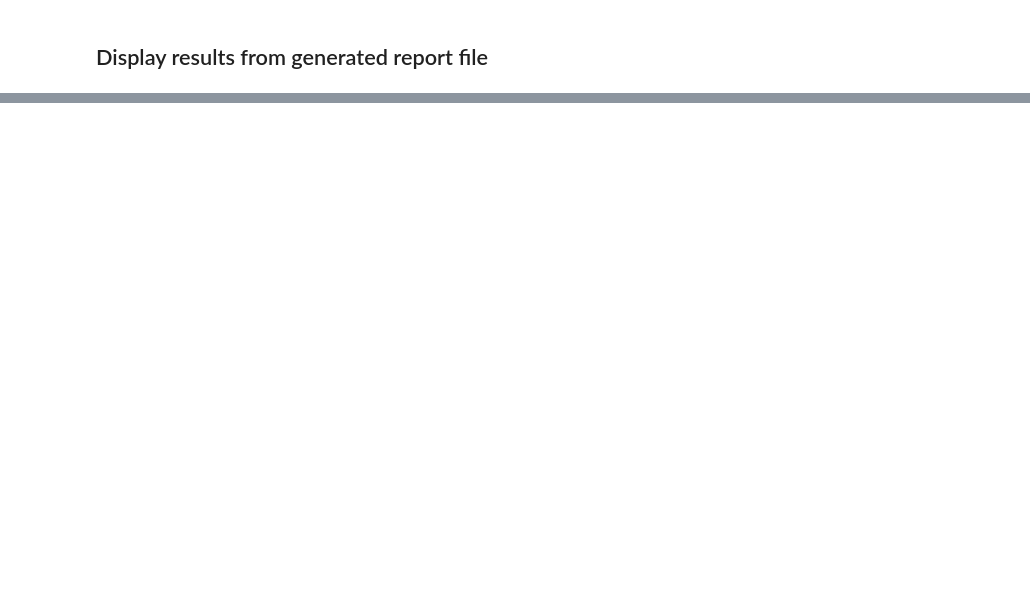
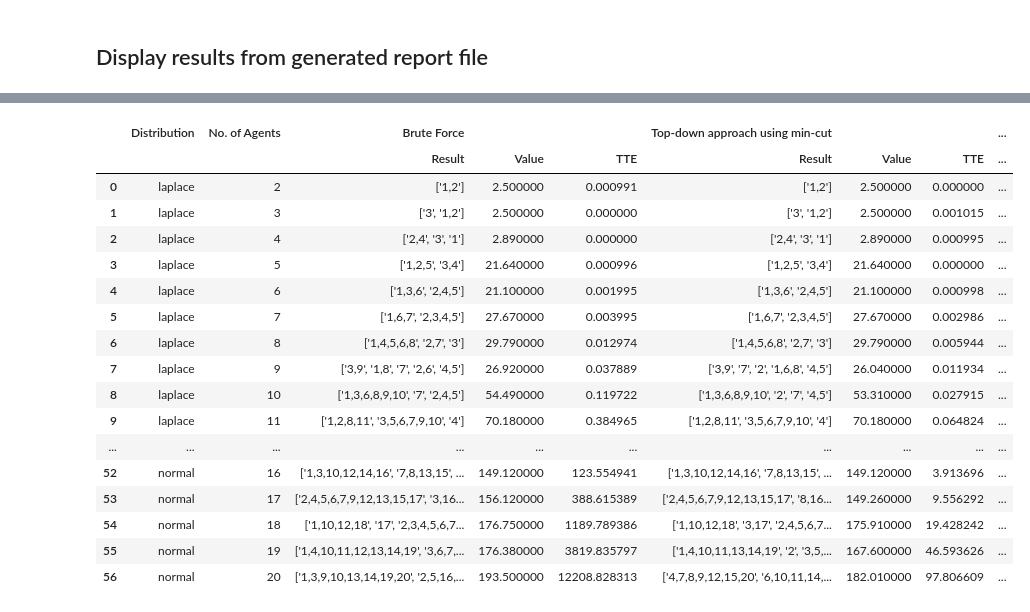
Before and after one commit to supreethmv/GCS-Q, a Jupyter notebook: Experiments.ipynb, the cells around one changed output, grey strips where cells are left out. Drawn from its saved outputs; the diff is of its cells as text; code cells hidden in the pictures; blank space fills up the shorter version.

```diff
--- a/Experiments.ipynb
+++ b/Experiments.ipynb
@@ -166,13 +167,13 @@ solver_flags = ''.join(map(str,map(int,[IDP_brute_force,IDP_topdown_min_cut,IDP_
 #@markdown IDP_min_cut_qiskit_qaoa takes the longest time for execution.
 # %%
 #@markdown Keep it 'False' if using only top-down approach for large problem sizes.
-convert_ISG_to_coalition_game = False#@param {type:"boolean"}
+convert_ISG_to_coalition_game = True#@param {type:"boolean"}
 
 #@markdown Takes a long time for large problem instances as the number of coalition values will be of the order $O(2^n)$
 # %%
 #@markdown To generate a file compatible for runnning BOSS for the same problem instances used for the below experiments.
 #@markdown Can be 'True' only if _convert_ISG_to_coalition_game_ is also 'True'
-generate_file_for_BOSS = False#@param {type:"boolean"}
+generate_file_for_BOSS = True#@param {type:"boolean"}
 # %%
 #report_save_location = '/content/drive/MyDrive/Saarland/QAI/DP-Q'
 # %%
@@ -361,17 +374,17 @@ base_cols = ['Distribution', 'No. of Agents']
 sub_cols = ['', '']
 
 if IDP_brute_force:
-  base_cols = base_cols+['Brute Force']*3
-  sub_cols=sub_cols+['Result', 'Value', 'TTE']
+    base_cols = base_cols+['Brute Force']*3
+    sub_cols=sub_cols+['Result', 'Value', 'TTE']
 if IDP_topdown_min_cut:
-  base_cols = base_cols+['Top-down approach using min-cut']*4
-  sub_cols=sub_cols+['Result', 'Value', 'TTE', 'Quality']
+    base_cols = base_cols+['Top-down approach using min-cut']*4
+    sub_cols=sub_cols+['Result', 'Value', 'TTE', 'Quality']
 if IDP_topdown_qubo:
-  base_cols = base_cols+['Top-down approach using qubo']*4
-  sub_cols=sub_cols+['Result', 'Value', 'TTE', 'Quality']
+    base_cols = base_cols+['Top-down approach using qubo']*4
+    sub_cols=sub_cols+['Result', 'Value', 'TTE', 'Quality']
 if IDP_min_cut_dwave_annealer:
-  base_cols = base_cols+['Dwave Annealer']*4
-  sub_cols=sub_cols+['Result', 'Value', 'TTE', 'Quality']
+    base_cols = base_cols+['Dwave Annealer']*4
+    sub_cols=sub_cols+['Result', 'Value', 'TTE', 'Quality']
 
 
 column_arrays = [base_cols, sub_cols]
@@ -389,40 +402,59 @@ cell_hover = {  # for row hover use <tr> instead of <td>
 }
 index_names = {
     'selector': '.index_name',
     'props': 'font-style: italic; color: darkgrey; font-weight:normal;'
 }
 headers = {
     'selector': 'th:not(.index_name)',
     'props': 'background-color: #1D1D1D; color: white;'
 }
 s.set_table_styles([cell_hover, index_names, headers])
 
 result_col_bgcolor = '186A3B'
 value_col_bgcolor = '784212'
 tte_col_bgcolor = '154360'
 correctness_col_bgcolor = '693f3f'
 
 def get_nested_column_style(col_name, nested_col_name, border_color='black', bg_color = 'grey'):
-  return {(col_name, nested_col_name):[{'selector': 'th', 'props': 'border-left: 1px solid '+border_color},\
-                               {'selector': 'td', 'props': 'border-left: 1px solid '+ border_color+'; background-color: #'+bg_color}]}
+    return {(col_name, nested_col_name):[{'selector': 'th', 'props': 'border-left: 1px solid '+border_color},
+                                         {'selector': 'td', 'props': 'border-left: 1px solid '+ border_color+'; background-color: #'+bg_color}]}
 
 def get_column_style(col_name, nested_col_names):
-  result_dict = {}
-  for nested_col_name, bg_color in nested_col_names:
-    border_color = 'black'
-    if nested_col_name is 'Result':
-      border_color = 'white'
-    temp = get_nested_column_style(col_name, nested_col_name, border_color, bg_color)
-    result_dict[list(temp.keys())[0]]=list(temp.values())[0]
-  return result_dict
+    result_dict = {}
+    for nested_col_name, bg_color in nested_col_names:
+        border_color = 'black'
+        if nested_col_name is 'Result':
+            border_color = 'white'
+        temp = get_nested_column_style(col_name, nested_col_name, border_color, bg_color)
+        result_dict[list(temp.keys())[0]]=list(temp.values())[0]
+    return result_dict
 
 d1 = {
     ('No. of Agents', ''): [{'selector': 'th', 'props': 'border-left: 1px solid white'},
                                {'selector': 'td', 'props': 'border-left: 1px solid white'}]}
 
 if IDP_brute_force: d1.update(get_column_style('Brute Force',[('Result',result_col_bgcolor), ('Value',value_col_bgcolor), ('TTE',tte_col_bgcolor)]))
 if IDP_topdown_min_cut: d1.update(get_column_style('Top-down approach using min-cut',[('Result',result_col_bgcolor), ('Value',value_col_bgcolor), ('TTE',tte_col_bgcolor), ('Correctness',correctness_col_bgcolor)]))
 if IDP_topdown_qubo: d1.update(get_column_style('Top-down approach using qubo',[('Result',result_col_bgcolor), ('Value',value_col_bgcolor), ('TTE',tte_col_bgcolor), ('Correctness',correctness_col_bgcolor)]))
 if IDP_min_cut_dwave_annealer: d1.update(get_column_style('Qiskit QAOA',[('Result',result_col_bgcolor), ('Value',value_col_bgcolor), ('TTE',tte_col_bgcolor), ('Correctness',correctness_col_bgcolor), ('reps (p)','1D1D1D')]))
 
 s.set_table_styles(d1, overwrite=False, axis=0)
+# %% [output]
+|  | Distribution | No. of Agents | Brute Force |  |  | Top-down approach using min-cut |  |  | ... |
+|  |  |  | Result | Value | TTE | Result | Value | TTE | ... |
+| 0 | laplace | 2 | ['1,2'] | 2.500000 | 0.000991 | ['1,2'] | 2.500000 | 0.000000 | ... |
+| 1 | laplace | 3 | ['3', '1,2'] | 2.500000 | 0.000000 | ['3', '1,2'] | 2.500000 | 0.001015 | ... |
+| 2 | laplace | 4 | ['2,4', '3', '1'] | 2.890000 | 0.000000 | ['2,4', '3', '1'] | 2.890000 | 0.000995 | ... |
+| 3 | laplace | 5 | ['1,2,5', '3,4'] | 21.640000 | 0.000996 | ['1,2,5', '3,4'] | 21.640000 | 0.000000 | ... |
+| 4 | laplace | 6 | ['1,3,6', '2,4,5'] | 21.100000 | 0.001995 | ['1,3,6', '2,4,5'] | 21.100000 | 0.000998 | ... |
+| 5 | laplace | 7 | ['1,6,7', '2,3,4,5'] | 27.670000 | 0.003995 | ['1,6,7', '2,3,4,5'] | 27.670000 | 0.002986 | ... |
+| 6 | laplace | 8 | ['1,4,5,6,8', '2,7', '3'] | 29.790000 | 0.012974 | ['1,4,5,6,8', '2,7', '3'] | 29.790000 | 0.005944 | ... |
+| 7 | laplace | 9 | ['3,9', '1,8', '7', '2,6', '4,5'] | 26.920000 | 0.037889 | ['3,9', '7', '2', '1,6,8', '4,5'] | 26.040000 | 0.011934 | ... |
+| 8 | laplace | 10 | ['1,3,6,8,9,10', '7', '2,4,5'] | 54.490000 | 0.119722 | ['1,3,6,8,9,10', '2', '7', '4,5'] | 53.310000 | 0.027915 | ... |
+| 9 | laplace | 11 | ['1,2,8,11', '3,5,6,7,9,10', '4'] | 70.180000 | 0.384965 | ['1,2,8,11', '3,5,6,7,9,10', '4'] | 70.180000 | 0.064824 | ... |
+| ... | ... | ... | ... | ... | ... | ... | ... | ... | ... |
+| 52 | normal | 16 | ['1,3,10,12,14,16', '7,8,13,15', ... | 149.120000 | 123.554941 | ['1,3,10,12,14,16', '7,8,13,15', ... | 149.120000 | 3.913696 | ... |
+| 53 | normal | 17 | ['2,4,5,6,7,9,12,13,15,17', '3,16... | 156.120000 | 388.615389 | ['2,4,5,6,7,9,12,13,15,17', '8,16... | 149.260000 | 9.556292 | ... |
+| 54 | normal | 18 | ['1,10,12,18', '17', '2,3,4,5,6,7... | 176.750000 | 1189.789386 | ['1,10,12,18', '3,17', '2,4,5,6,7... | 175.910000 | 19.428242 | ... |
+| 55 | normal | 19 | ['1,4,10,11,12,13,14,19', '3,6,7,... | 176.380000 | 3819.835797 | ['1,4,10,11,13,14,19', '2', '3,5,... | 167.600000 | 46.593626 | ... |
+| 56 | normal | 20 | ['1,3,9,10,13,14,19,20', '2,5,16,... | 193.500000 | 12208.828313 | ['4,7,8,9,12,15,20', '6,10,11,14,... | 182.010000 | 97.806609 | ... |
```
Also changed, not shown: parts of 9 cells of this notebook, 2 other files.
